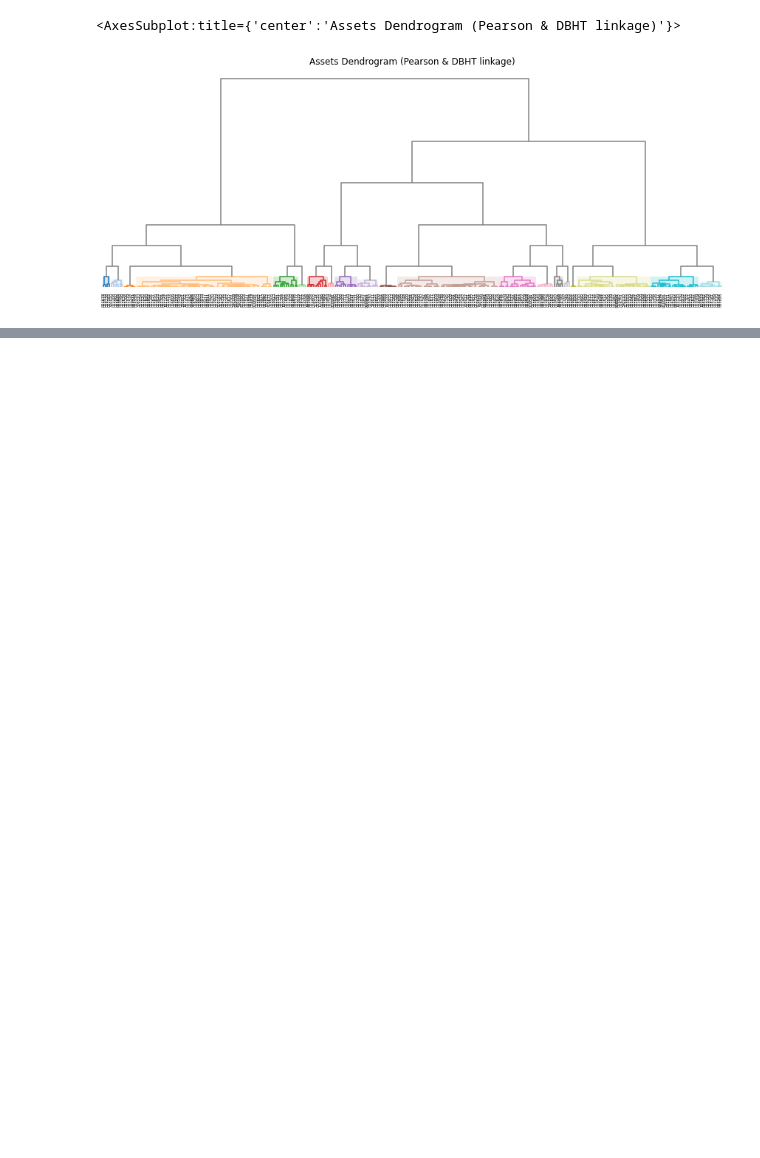
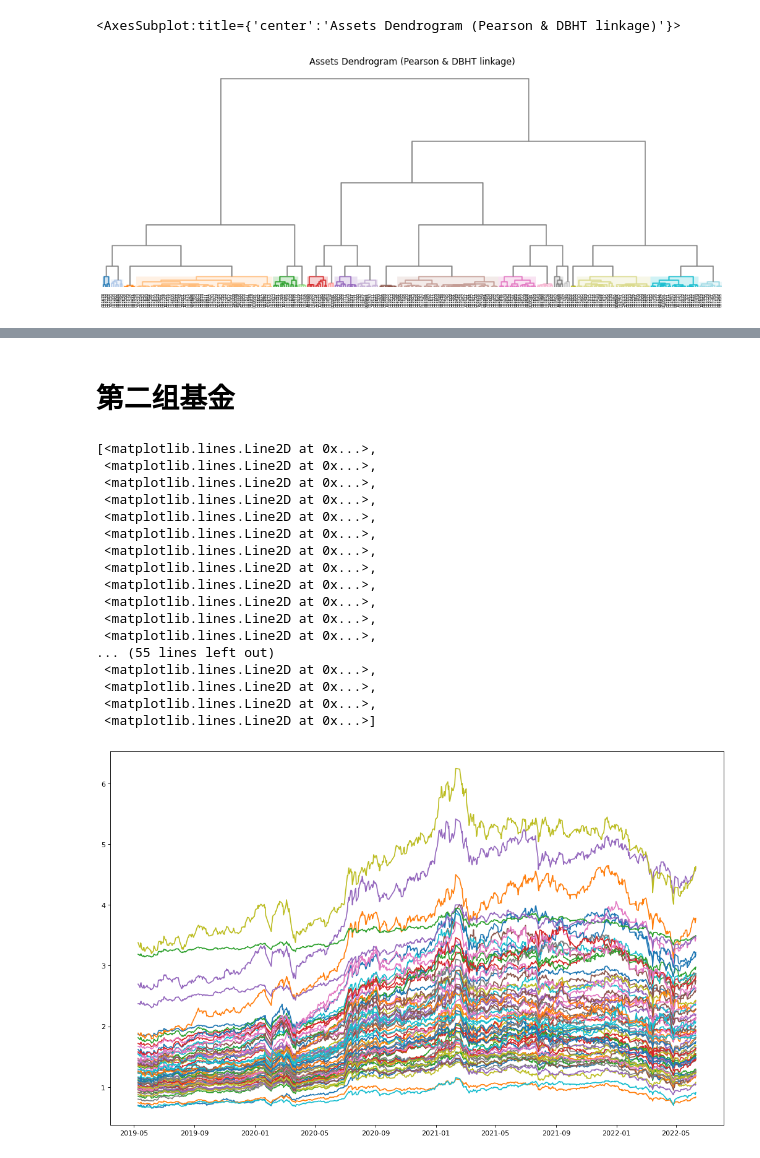
Before and after one commit to ibestrace/EquityFundAnalysis, a Jupyter notebook: notebooks/HC.ipynb, the cells around one changed output, grey strips where cells are left out. Saved outputs shown, nothing was run; the diff lists cells and outputs as text; code cells hidden in the pictures; blank space fills up the shorter version.

```diff
--- a/notebooks/HC.ipynb
+++ b/notebooks/HC.ipynb
@@ -149,0 +349,29 @@ rp.plot_dendrogram(returns=Y,
+# %% [markdown]
+# 第二组基金
+# %%
+import matplotlib.pyplot as pl
+
+cluster2 = clusters[clusters['Clusters'] == 'Cluster 2']
+cluster2Assets = cluster2.Assets.values.tolist()
+cluster2Values = EQD.loc[:,cluster2Assets]
+pl.figure(figsize=(16,10), dpi = 80)
+pl.plot(cluster2Values)
+# %% [output]
+[<matplotlib.lines.Line2D at 0x...>,
+ <matplotlib.lines.Line2D at 0x...>,
+ <matplotlib.lines.Line2D at 0x...>,
+ <matplotlib.lines.Line2D at 0x...>,
+ <matplotlib.lines.Line2D at 0x...>,
+ <matplotlib.lines.Line2D at 0x...>,
+ <matplotlib.lines.Line2D at 0x...>,
+ <matplotlib.lines.Line2D at 0x...>,
+ <matplotlib.lines.Line2D at 0x...>,
+ <matplotlib.lines.Line2D at 0x...>,
+ <matplotlib.lines.Line2D at 0x...>,
+ <matplotlib.lines.Line2D at 0x...>,
+... (55 lines left out)
+ <matplotlib.lines.Line2D at 0x...>,
+ <matplotlib.lines.Line2D at 0x...>,
+ <matplotlib.lines.Line2D at 0x...>,
+ <matplotlib.lines.Line2D at 0x...>]
+[figure, added]
```
Also changed, not shown: parts of 16 cells of this notebook.
